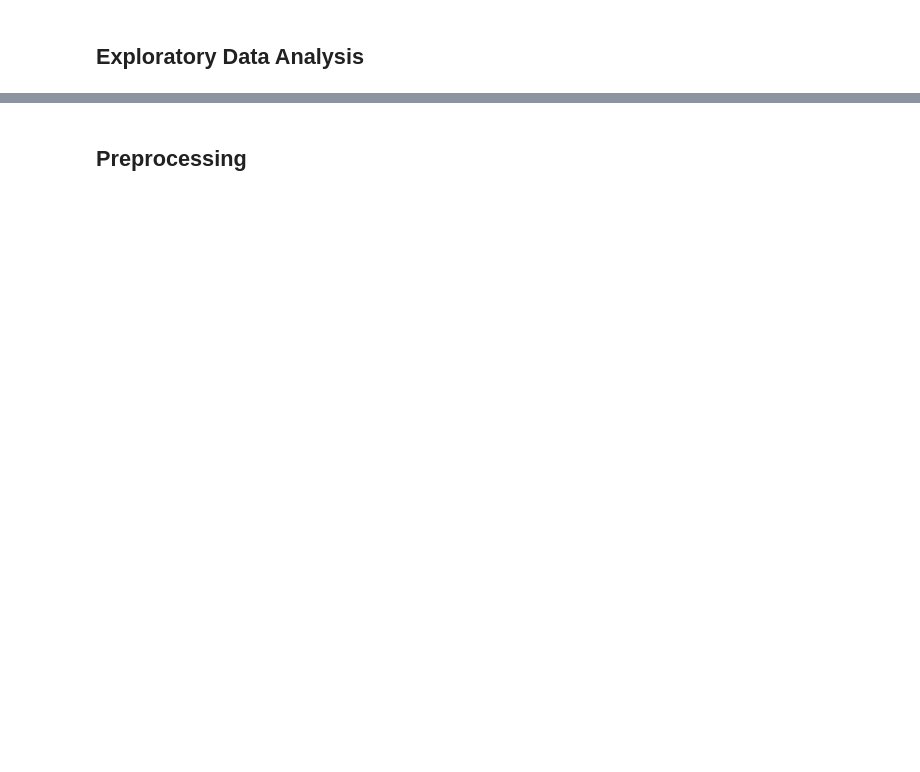
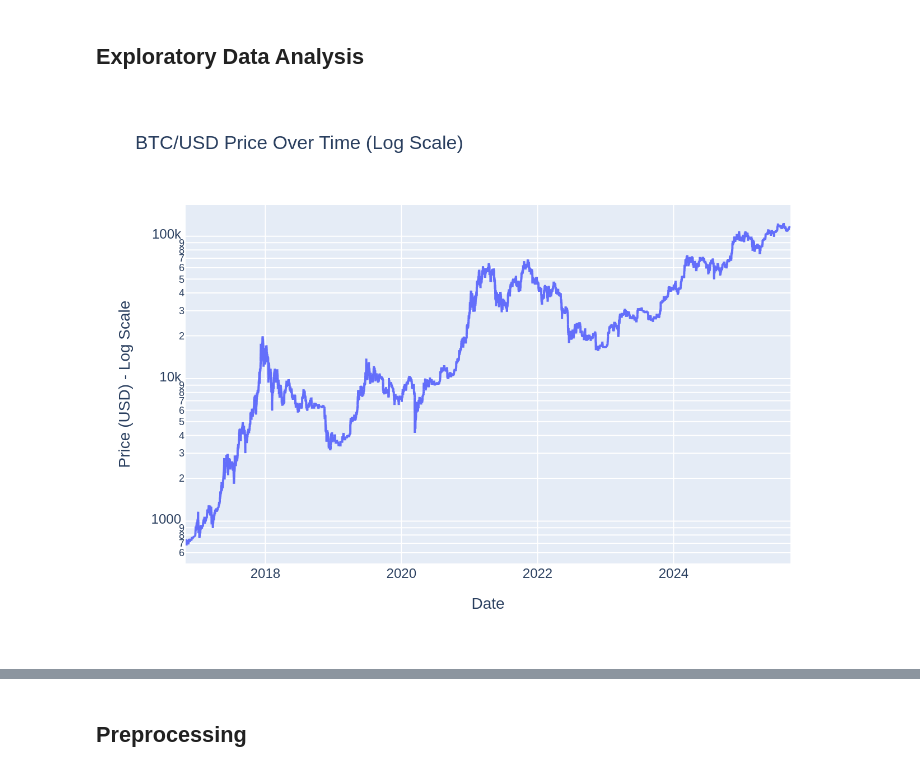
Before and after one commit to 1pawn0/time-series-forecasting-lab, a Jupyter notebook: preprocessing_the_data.ipynb, the cells around one changed output, grey strips where cells are left out. Drawn from its saved outputs; the diff is of its cells as text; code cells hidden in the pictures; blank space fills up the shorter version.

```diff
--- a/preprocessing_the_data.ipynb
+++ b/preprocessing_the_data.ipynb
@@ -65,10 +75,10 @@ full_date_range = pl.datetime_range(
     time_unit="ms",
     eager=True,
 ).to_frame(name="date")
-df = full_date_range.join(df, on="date", how="left").interpolate()
+df = full_date_range.join(df, on="date", how="left").interpolate().sort("date")
 # Filter the dataset to only include data after a specific start date
-df = df.filter(pl.col("date") > datetime(2016, 10, 30))
+df = df.filter(pl.col("date") > datetime(2016, 10, 30)).sort("date")
 price_pct_changes_df = df.with_columns(
-    pl.col("price").pct_change().alias("price_pct_change")
-)[1:]
+    pl.col("price").pct_change().shift(-1).alias("price_pct_change")
+).sort("date")[:-1]
 price_pct_changes_df
@@ -76,39 +101,50 @@ price_pct_changes_df
 ## Exploratory Data Analysis
 # %%
 import plotly.express as px
+import plotly.io as pio
 
-px.line(
-    df[1:],
-    x="date",
-    y="price",
-    log_y=True,
-    title="BTC/USD Price Over Time (Log Scale)",
-    labels={"date": "Date", "price": "Price (USD) - Log Scale"},
-).show()
-
-px.line(
-    price_pct_changes_df,
-    x="date",
-    y="price_pct_change",
-    title="BTC/USD Price Percentage Change Over Time",
-    labels={"date": "Date", "price_pct_change": "Price Percentage Change"},
-).show()
-
-px.violin(
-    price_pct_changes_df,
-    y="price_pct_change",
-    box=True,
-    points=False,
-    title="BTC/USD Price Percentage Change Distribution",
-    labels={"price_pct_change": "Price Percentage Change"},
-).show()
-
-px.histogram(
-    price_pct_changes_df,
-    x="price_pct_change",
-    nbins=40,
-    marginal="box",
-    log_y=True,
-    title="Histogram of Hourly Price Returns (BTC/USD)",
-    labels={"price_pct_change": "Hourly Percentage Change"},
-).show()
+figures: dict = {
+    "price_lineplot": px.line(
+        df[1:],
+        x="date",
+        y="price",
+        log_y=True,
+        title="BTC/USD Price Over Time (Log Scale)",
+        labels={"date": "Date", "price": "Price (USD) - Log Scale"},
+    ),
+    "price_pct_changes_lineplot": px.line(
+        price_pct_changes_df,
+        x="date",
+        y="price_pct_change",
+        title="BTC/USD Price Percentage Change Over Time",
+        labels={"date": "Date", "price_pct_change": "Price Percentage Change"},
+    ),
+    "price_pct_changes_violinplot": px.violin(
+        price_pct_changes_df,
+        y="price_pct_change",
+        box=True,
+        points=False,
+        title="BTC/USD Price Percentage Change Distribution",
+        labels={"price_pct_change": "Price Percentage Change"},
+    ),
+    "price_pct_changes_histogram": px.histogram(
+        price_pct_changes_df,
+        x="price_pct_change",
+        nbins=40,
+        marginal="box",
+        log_y=True,
+        title="Histogram of Hourly Price Returns (BTC/USD)",
+        labels={"price_pct_change": "Hourly Percentage Change"},
+    ),
+}
+plot_figures_path: Path = Path("./plot_figures")
+pio.write_images(
+    fig=list(figures.values()),
+    file=[Path(plot_figures_path / f"{item}.png") for item in list(figures.keys())],
+    format="png",
+    scale=2,
+)
+for fig in plot_figures_path.iterdir():
+    display(Image(fig))
+# %% [output]
+[figure, added]
```
Also changed, not shown: parts of 15 cells of this notebook.
